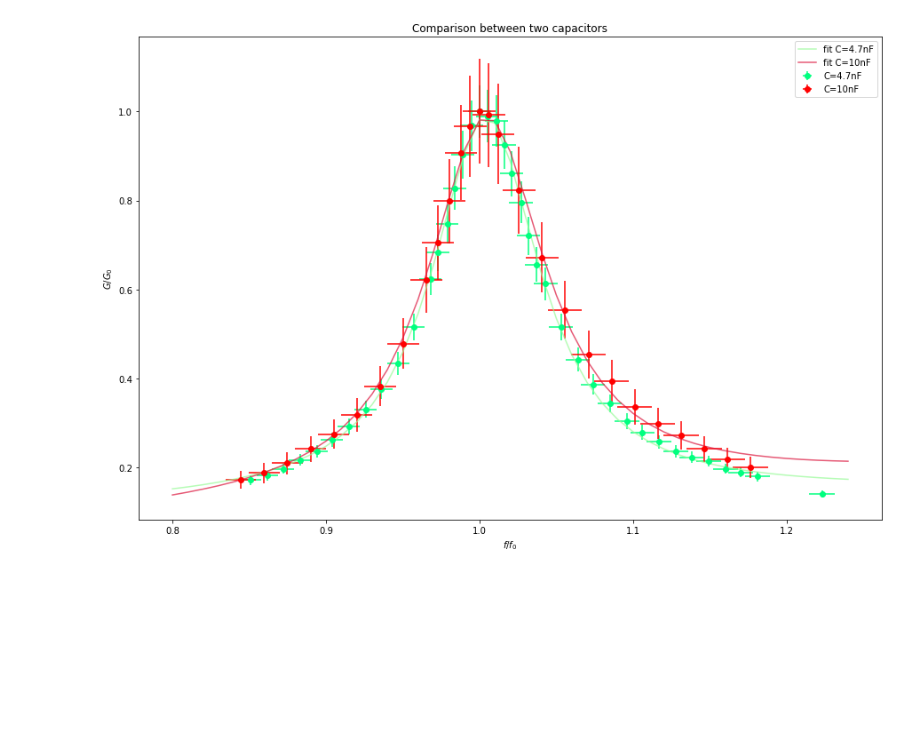
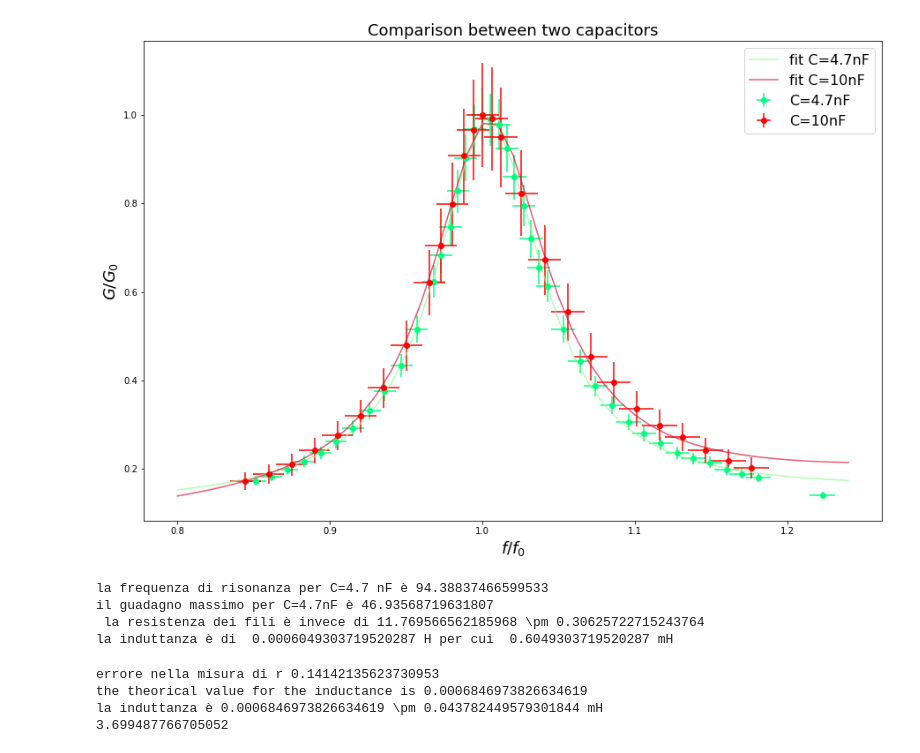
Before and after one commit to AriannaMischianti/Advanced-Physics-Laboratory, a Jupyter notebook: Lorenziane.ipynb, the cells around one changed output. Cells and saved outputs as stored; diff of their text form; code cells hidden in the pictures; blank space fills up the shorter version.

```diff
--- a/Lorenziane.ipynb
+++ b/Lorenziane.ipynb
@@ -9,34 +9,66 @@ from scipy import optimize
 # %%
 lor_5=pd.read_csv('47nF.txt')
 lor_10=pd.read_csv('10nF.txt')
 
 f1 = lor_5['Frequenze normalizzate']
 G1 = lor_5['Guadagni normalizzati']
 errf1 = lor_5['errF']
 errG1 = lor_5['errG']
 
 f2 = lor_10['Frequenze normalizzate']
 G2 = lor_10['Guadagni normalizzati']
 errf2 = lor_10['errF']
 errG2 = lor_10['errG']
 
 def lorentzian(f, I, f_0, S, a, b):
     return I/(1+((f-f_0)/S)**2)+a*f+b
 x_fit= np.arange(0.8,1.25,0.01)
 
 fig=plt.figure(figsize=(15,10))
 plt.errorbar(f1, G1, yerr=errG1, xerr=errf1, errorevery=1, color='springgreen', fmt='o',label='C=4.7nF')
 plt.errorbar(f2, G2, yerr=errG2, xerr=errf2, errorevery=1, color='red', fmt='o',label='C=10nF')
 p_1, cov_1 = curve_fit(lorentzian, f1, G1, [0.8, 1, -0.08, 0.01, 0])
 p_2, cov_2 = curve_fit(lorentzian, f2, G2, [0.8, 1, -0.08, 0.01, 0])
 plt.plot(x_fit,lorentzian(x_fit,*p_1), '-', color='palegreen', alpha=0.7, label='fit C=4.7nF')
 plt.plot(x_fit,lorentzian(x_fit,*p_2), '-', color='crimson', alpha=0.7, label='fit C=10nF')
 
 
-plt.title('Comparison between two capacitors')
-plt.xlabel('$f/f_0$')
-plt.ylabel('$G/G_0$')
-plt.legend()
+plt.title('Comparison between two capacitors',fontsize=18)
+plt.xlabel('$f/f_0$',fontsize=18)
+plt.ylabel('$G/G_0$',fontsize=18)
+plt.legend(fontsize=16)
 plt.show()
 # %% [output]
-[figure, old version]
+[figure, new version]
+# %%
+f_0=p_1[1]*94
+print('la frequenza di risonanza per C=4.7 nF è', f_0)
+G_max_n=lorentzian(p_1[1], *p_1)
+G_max=G_max_n*47.435
+print('il guadagno massimo per C=4.7nF è', G_max, '\n', 'la resistenza dei fili è invece di', 1000/(G_max-1)-10, '\pm', (1/(G_max-1)*0.01**2+2/(G_max-1)**2*4+0.3**2)**(1/2))
+L=1/(4*np.pi**2*f_0**2*1e6*4.7*1e-9)
+print('la induttanza è di ', L , 'H', 'per cui ', L*1000 , 'mH')
+# %% [output]
+la frequenza di risonanza per C=4.7 nF è 94.38837466599533
+il guadagno massimo per C=4.7nF è 46.93568719631807
+ la resistenza dei fili è invece di 11.769566562185968 \pm 0.30625722715243764
+la induttanza è di  0.0006049303719520287 H per cui  0.6049303719520287 mH
+# %%
+print('errore nella misura di r', (0.1**2+0.1**2)**(1/2))
+l=14.8*1e-3
+r=3.2*1e-3
+mu_0=1.26*1e-6
+L_th=mu_0*500**2*np.pi*r**2/l
+print('the theorical value for the inductance is',L_th)
+
+errl=0.1
+errr=0.1
+deL=((mu_0*2*500**2*np.pi*r/l)**2*errr**2+(mu_0*2*500**2*np.pi*r**2/l**2)**2*errl**2)**(1/2)
+print('la induttanza è',L_th,'\pm',deL, 'mH')
+c=1e9/(4*np.pi**2*100**2*1e6*L_th)
+print(c)
+# %% [output]
+errore nella misura di r 0.14142135623730953
+the theorical value for the inductance is 0.0006846973826634619
+la induttanza è 0.0006846973826634619 \pm 0.043782449579301844 mH
+3.699487766705052
```
Also changed, not shown: parts of 4 cells of this notebook.
